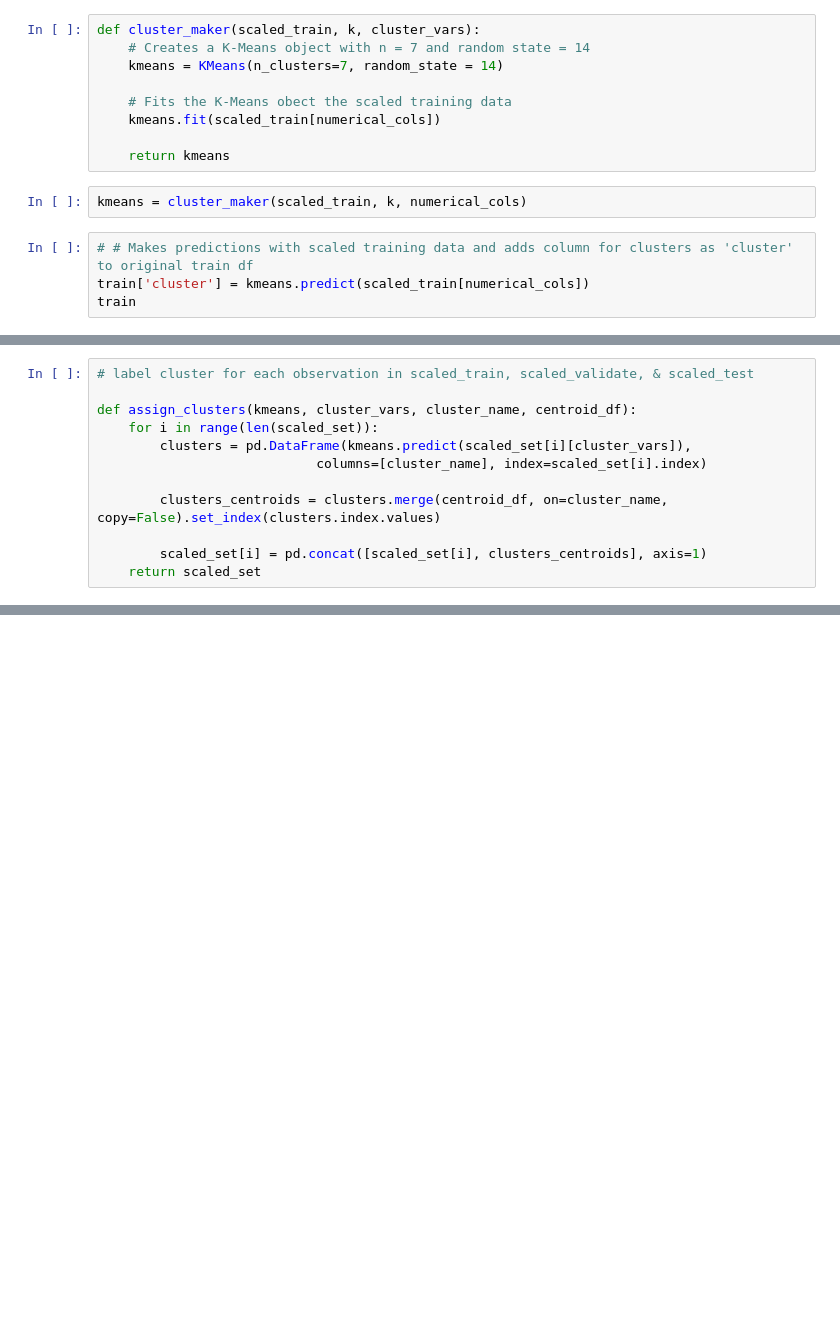
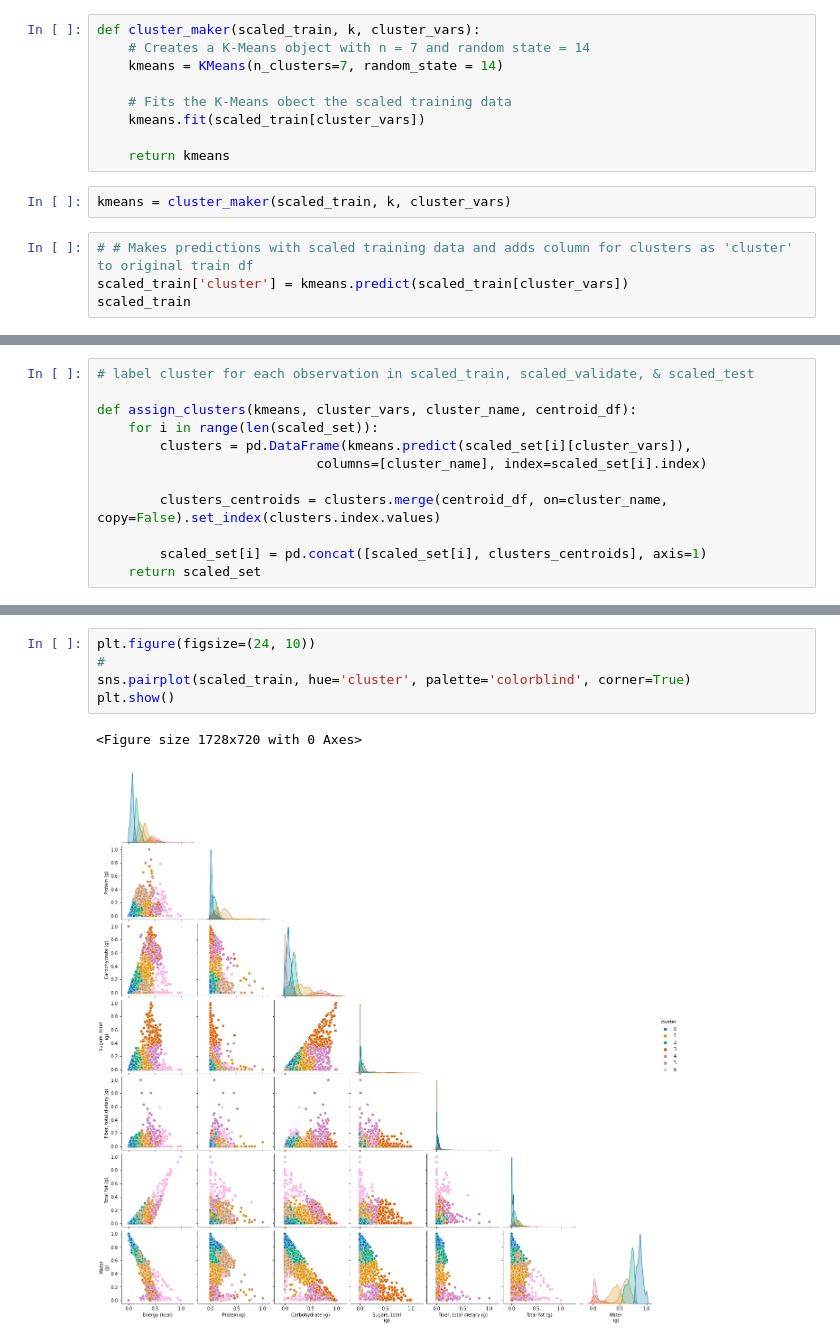
Before and after one commit to Jason-R-Turner/food-nutrient-clustering-project, a Jupyter notebook: rough_draft_food_project.ipynb, the cells around one changed output, grey strips where cells are left out. Drawn from its saved outputs; the diff is of its cells as text; blank space fills up the shorter version.

```diff
--- a/rough_draft_food_project.ipynb
+++ b/rough_draft_food_project.ipynb
@@ -608,13 +762,13 @@ def cluster_maker(scaled_train, k, cluster_vars):
     kmeans = KMeans(n_clusters=7, random_state = 14)
 
     # Fits the K-Means obect the scaled training data
-    kmeans.fit(scaled_train[numerical_cols])
+    kmeans.fit(scaled_train[cluster_vars])
 
     return kmeans
 # %%
-kmeans = cluster_maker(scaled_train, k, numerical_cols)
+kmeans = cluster_maker(scaled_train, k, cluster_vars)
 # %%
 # # Makes predictions with scaled training data and adds column for clusters as 'cluster' to original train df
-train['cluster'] = kmeans.predict(scaled_train[numerical_cols])
-train
+scaled_train['cluster'] = kmeans.predict(scaled_train[cluster_vars])
+scaled_train
 # %% [output]
@@ -679,0 +874,8 @@ KeyError: 'centroid_scaled_latitude'
+# %%
+plt.figure(figsize=(24, 10))
+#
+sns.pairplot(scaled_train, hue='cluster', palette='colorblind', corner=True)
+plt.show()
+# %% [output]
+<Figure size 1728x720 with 0 Axes>
+[figure, added]
```
Also changed, not shown: parts of 65 cells of this notebook, 2 other files.
